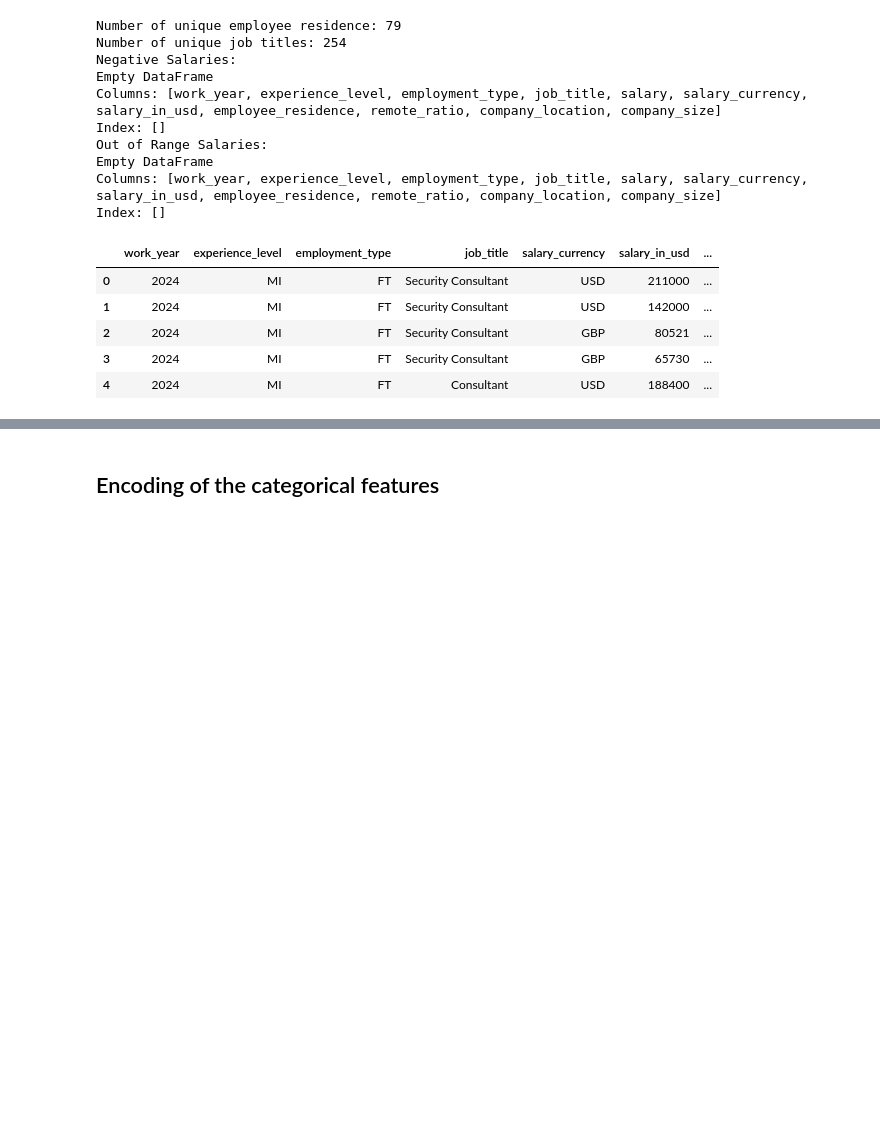
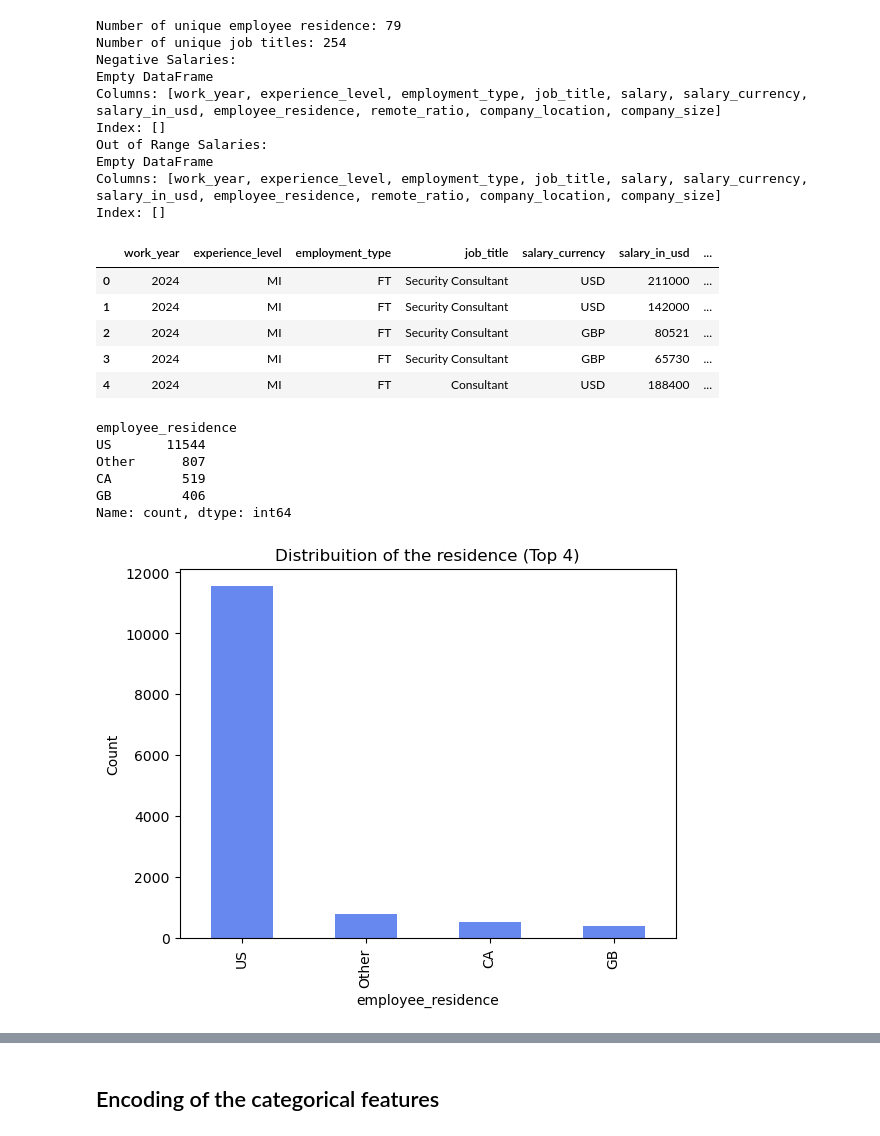
Before and after one commit to isnotJack/AI-project, a Jupyter notebook: 2_preprocessing.ipynb, the cells around one changed output, grey strips where cells are left out. Drawn from its saved outputs; the diff is of its cells as text; code cells hidden in the pictures; blank space fills up the shorter version.

```diff
--- a/2_preprocessing.ipynb
+++ b/2_preprocessing.ipynb
@@ -182,3 +178,28 @@ df.head()
 | 2 | 2024 | MI | FT | Security Consultant | GBP | 80521 | ... |
 | 3 | 2024 | MI | FT | Security Consultant | GBP | 65730 | ... |
 | 4 | 2024 | MI | FT | Consultant | USD | 188400 | ... |
+# %%
+# Mantieni le prime 15 categorie
+top_4_categories = df['employee_residence'].value_counts().head(3).index
+
+df['employee_residence'] = df['employee_residence'].apply(
+    lambda x: x if x in top_4_categories else 'Other'
+)
+
+# Visualizzazione della nuova distribuzione
+print(df['employee_residence'].value_counts())
+
+# Grafico aggiornato
+df['employee_residence'].value_counts().plot(kind='bar')
+plt.title('Distribuition of the residence (Top 4)')
+plt.xlabel('employee_residence')
+plt.ylabel('Count')
+plt.show()
+# %% [output]
+employee_residence
+US       11544
+Other      807
+CA         519
+GB         406
+Name: count, dtype: int64
+[figure, added]
```
Also changed, not shown: parts of 9 cells of this notebook.
